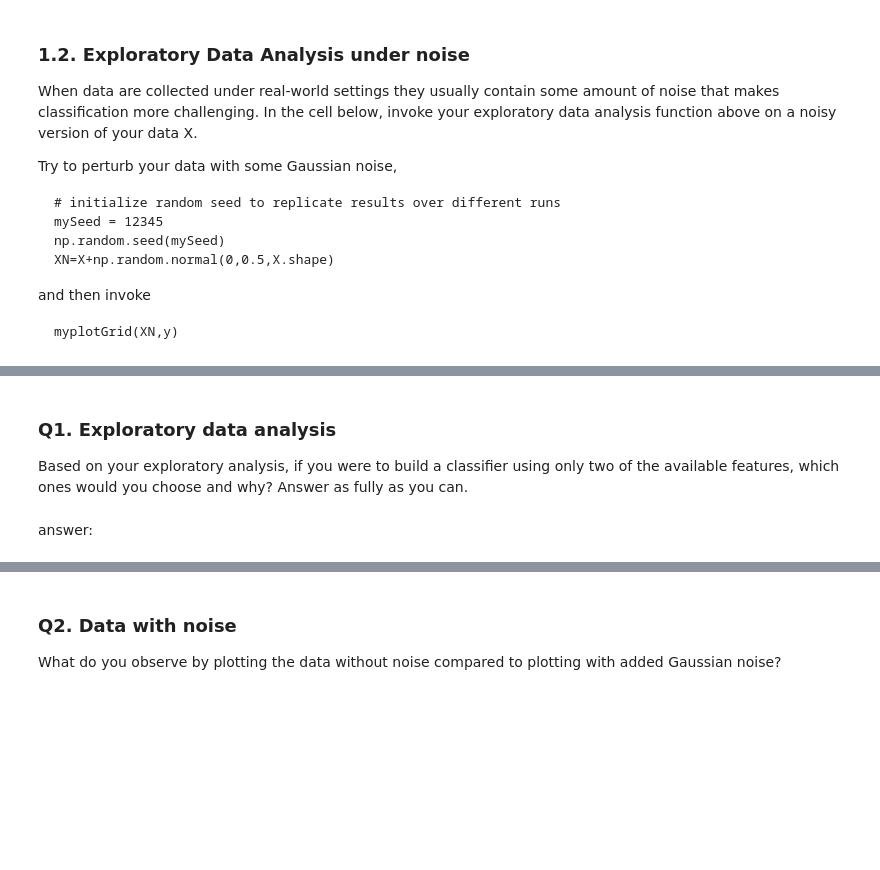
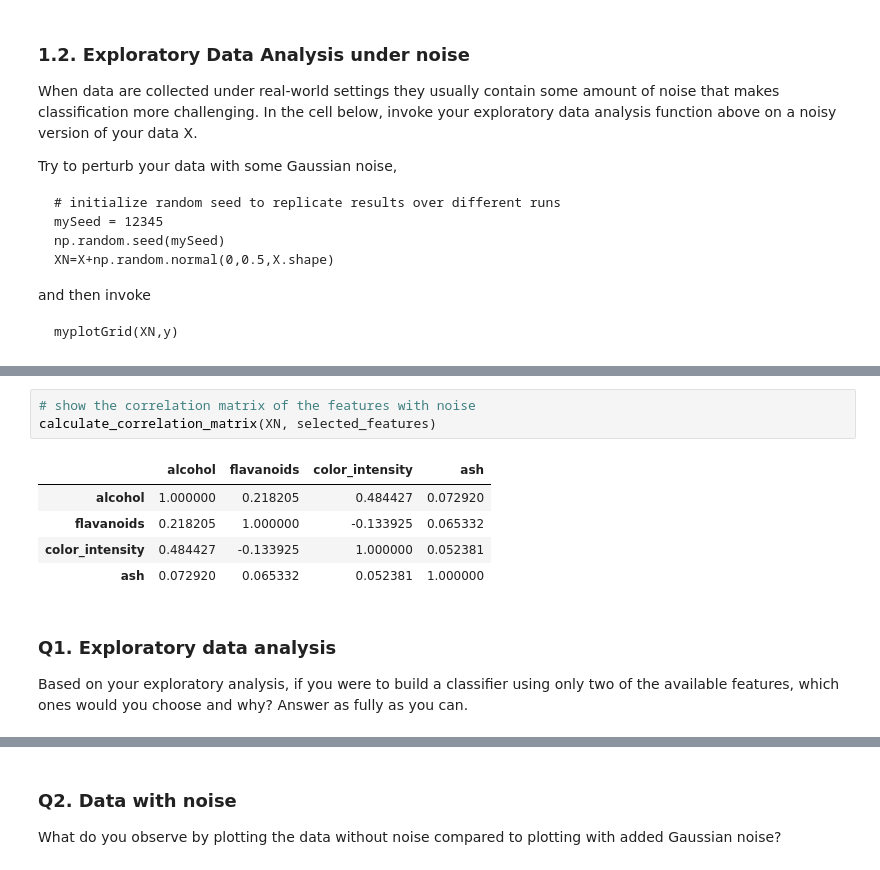
Before and after one commit to JohnnyFoulds/dsm040-2021-oct, a Jupyter notebook: coursework_01/cw.ipynb, the cells around one changed output, grey strips where cells are left out. Cells and saved outputs as stored; diff of their text form; blank space fills up the shorter version.

```diff
--- a/coursework_01/cw.ipynb
+++ b/coursework_01/cw.ipynb
@@ -131,6 +171,13 @@ and then invoke
+# %%
+# show the correlation matrix of the features with noise
+calculate_correlation_matrix(XN, selected_features)
+# %% [output]
+|  | alcohol | flavanoids | color_intensity | ash |
+| alcohol | 1.000000 | 0.218205 | 0.484427 | 0.072920 |
+| flavanoids | 0.218205 | 1.000000 | -0.133925 | 0.065332 |
+| color_intensity | 0.484427 | -0.133925 | 1.000000 | 0.052381 |
+| ash | 0.072920 | 0.065332 | 0.052381 | 1.000000 |
 # %% [markdown]
 
 ### Q1. Exploratory data analysis
 Based on your exploratory analysis, if you were to build a classifier using only two of the available features, which ones would you choose and why?  Answer as fully as you can.
-# %% [markdown]
-answer:
```
Also changed, not shown: parts of 4 cells of this notebook.
